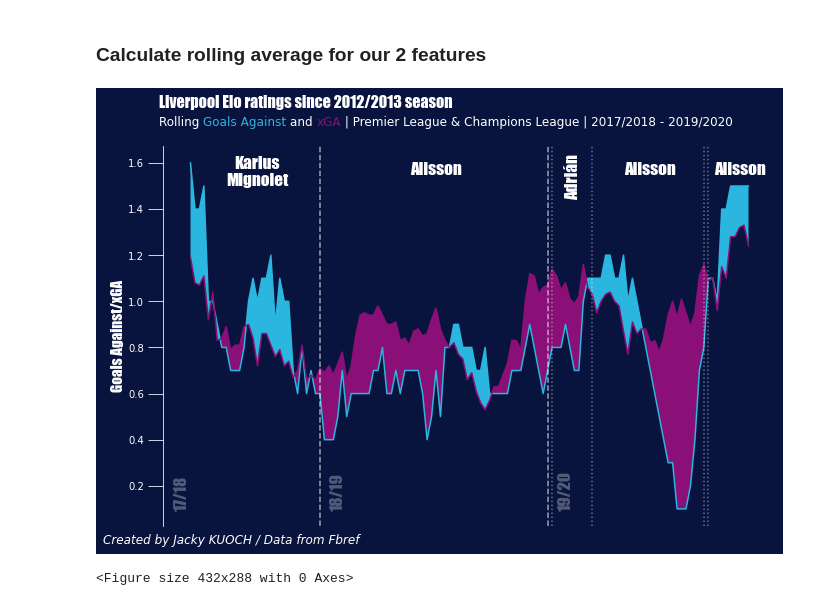
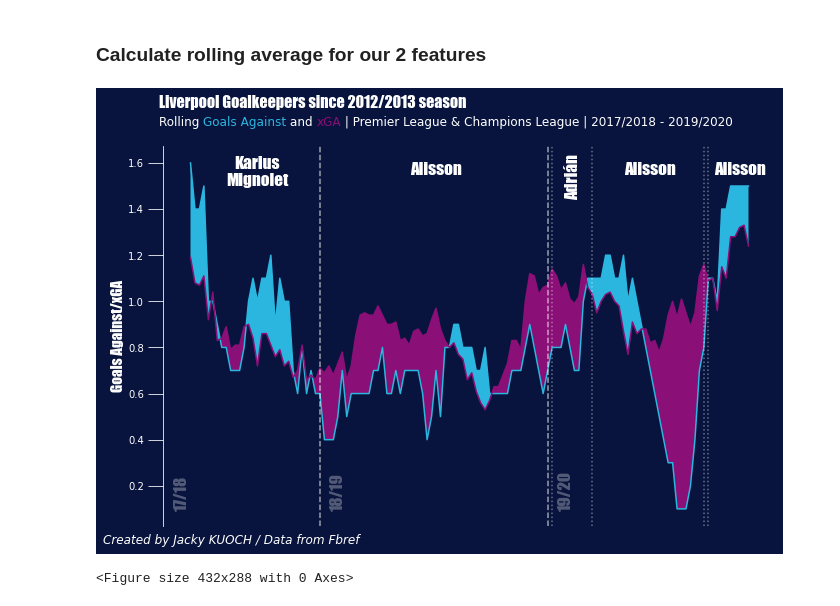
Before and after one commit to JackyKch/LiverpoolEvolutionKlopp, a Jupyter notebook: script/dataviz/xga_ga.ipynb, the cells around one changed output. Drawn from its saved outputs; the diff is of its cells as text; code cells hidden in the pictures.

Commit message:
Change plot title

```diff
--- a/script/dataviz/xga_ga.ipynb
+++ b/script/dataviz/xga_ga.ipynb
@@ -73,7 +73,7 @@ ax.fill_between(num_match,GA_rolling, xGA_rolling, where=xGA_rolling >= GA_rolli
 plt.ylabel("Goals Against/xGA", color="w", fontsize=15 , **hfont)
 
 # Title and credits
-fig.text(0.12,0.92, "Liverpool Elo ratings since 2012/2013 season\n", fontsize = 16, fontweight = "bold", color = "w", **hfont)
+fig.text(0.12,0.92, "Liverpool Goalkeepers since 2012/2013 season\n", fontsize = 16, fontweight = "bold", color = "w", **hfont)
 #Use highlighttext library to add color in our title
 fig_text(x=0.12, y=0.94, s="Rolling <Goals Against> and <xGA> | Premier League & Champions League | 2017/2018 - 2019/2020", highlight_textprops=[{"color":"#2bb6e0"}, {'color':"#8A0F77"}], color="w", fontweight="light", fontsize=12, zorder=2)
 
@@ -82,32 +82,32 @@ fig.text(0.05, 0.09, "Created by Jacky KUOCH / Data from Fbref",fontstyle="itali
 # Split the graph in seasons
 # 17/18
 first_season = ax.text(8, 0.1, "17/18", fontsize=17, ha="center", color="w",alpha=0.3, rotation =90, **hfont)
 
 # 18/19
 second_season = ax.text(43, 0.1, "18/19", fontsize=17, ha="center", color="w",alpha=0.3, rotation =90, **hfont)
 ax.axvline(x=39, color="w", linestyle = "dashed", alpha=0.6 ,zorder=3)
 
 #19/20
 third_season = ax.text(94, 0.1, "19/20", fontsize=17, ha="center", color="w",alpha=0.3, rotation =90, **hfont)
 ax.axvline(x=90, color="w", linestyle = "dashed", alpha=0.6 ,zorder=3)
 
 # Split the graph in goalkeepers era
 karius_mignolet = ax.text(25, 1.50, "Karius\nMignolet", fontsize=17, ha="center", color="w",alpha=1 , **hfont)
 alisson_1 = ax.text(65, 1.55, "Alisson", fontsize=17, ha="center", color="w",alpha=1 , **hfont)
 
 adrian = ax.text(95.5, 1.45, "Adrián", fontsize=17, ha="center", color="w",alpha=1 , rotation=90, **hfont)
 ax.axvline(x=91, color="w", linestyle = "dotted", alpha=0.4 ,zorder=3, linewidth=1.5)
 ax.axvline(x=100, color="w", linestyle = "dotted", alpha=0.4 ,zorder=3, linewidth=1.5)
 
 alisson_2 = ax.text(113, 1.55, "Alisson", fontsize=17, ha="center", color="w",alpha=1 , **hfont)
 
 ax.axvline(x=125, color="w", linestyle = "dotted", alpha=0.4 ,zorder=3, linewidth=1.5)
 ax.axvline(x=126, color="w", linestyle = "dotted", alpha=0.4 ,zorder=3, linewidth=1.5)
 
 alisson_3 = ax.text(133, 1.55, "Alisson", fontsize=17, ha="center", color="w",alpha=1 , **hfont)
 
 plt.show()
 plt.tight_layout()
 # %% [output]
-[figure, old version]
+[figure, new version]
 <Figure size 432x288 with 0 Axes>
```
